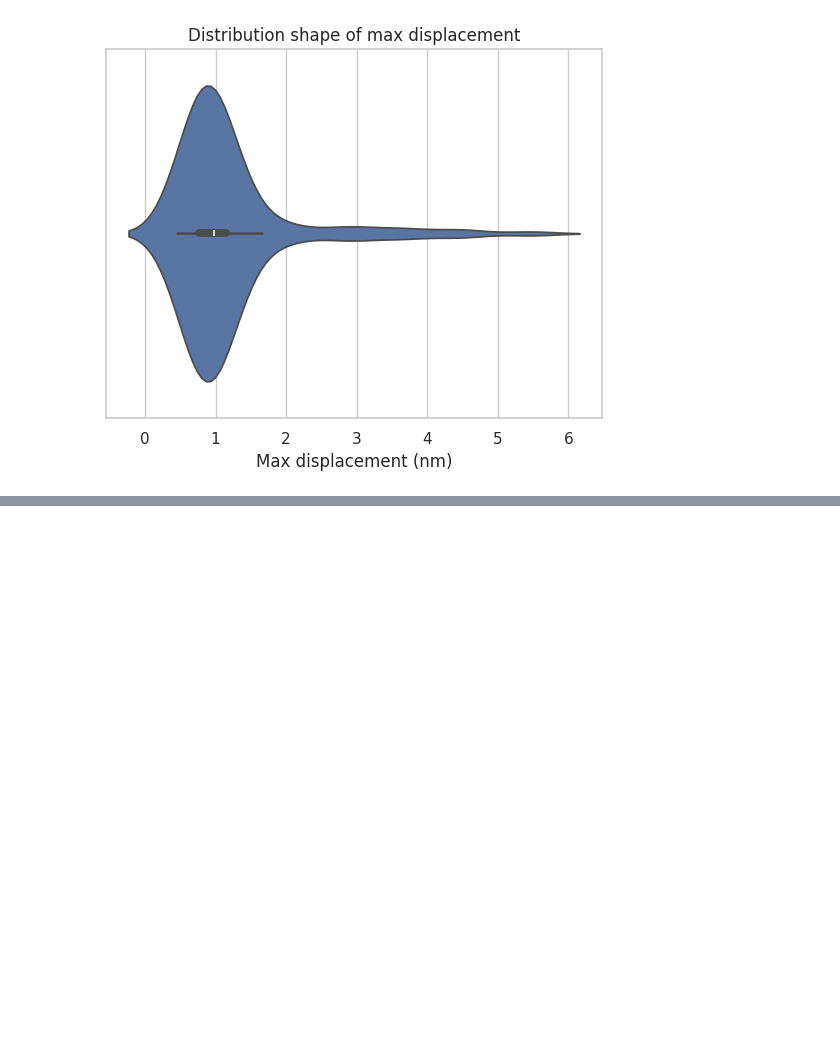
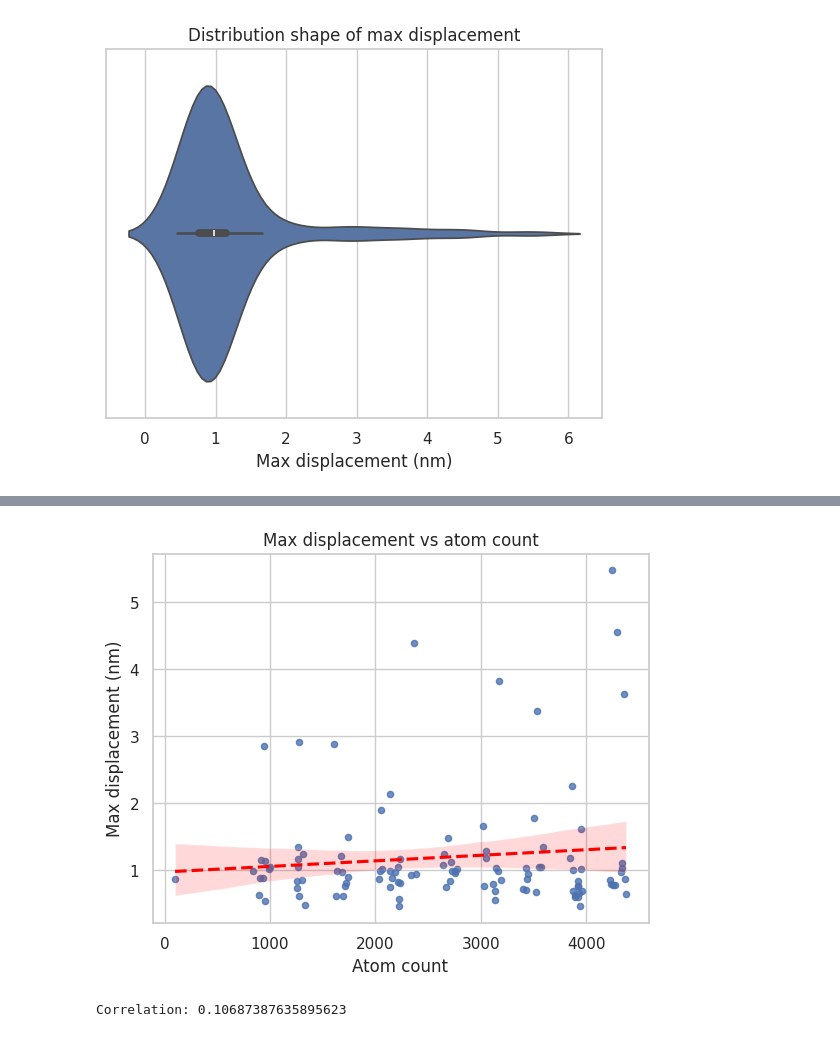
Before and after one commit to csongornemeth/pca_nma_dot_product, a Jupyter notebook: disp_ana.ipynb, the cells around one changed output, grey strips where cells are left out. Cells and saved outputs as stored; diff of their text form; code cells hidden in the pictures; blank space fills up the shorter version.

```diff
--- a/disp_ana.ipynb
+++ b/disp_ana.ipynb
@@ -177,0 +185,23 @@ plt.show()
+# %%
+plt.figure()
+
+sns.regplot(
+    data=df_filtered,
+    x="atom_count",
+    y="max_disp_nm",
+    scatter_kws={"s": 20},
+    line_kws={"linestyle": "--", "color": "red"}
+)
+
+plt.xlabel("Atom count")
+plt.ylabel("Max displacement (nm)")
+plt.title("Max displacement vs atom count")
+
+plt.show()
+# %% [output]
+[figure, added]
+# %%
+corr = df_filtered["atom_count"].corr(df_filtered["max_disp_nm"])
+print("Correlation:", corr)
+# %% [output]
+Correlation: 0.10687387635895623
```
Also changed, not shown: parts of 4 cells of this notebook.
